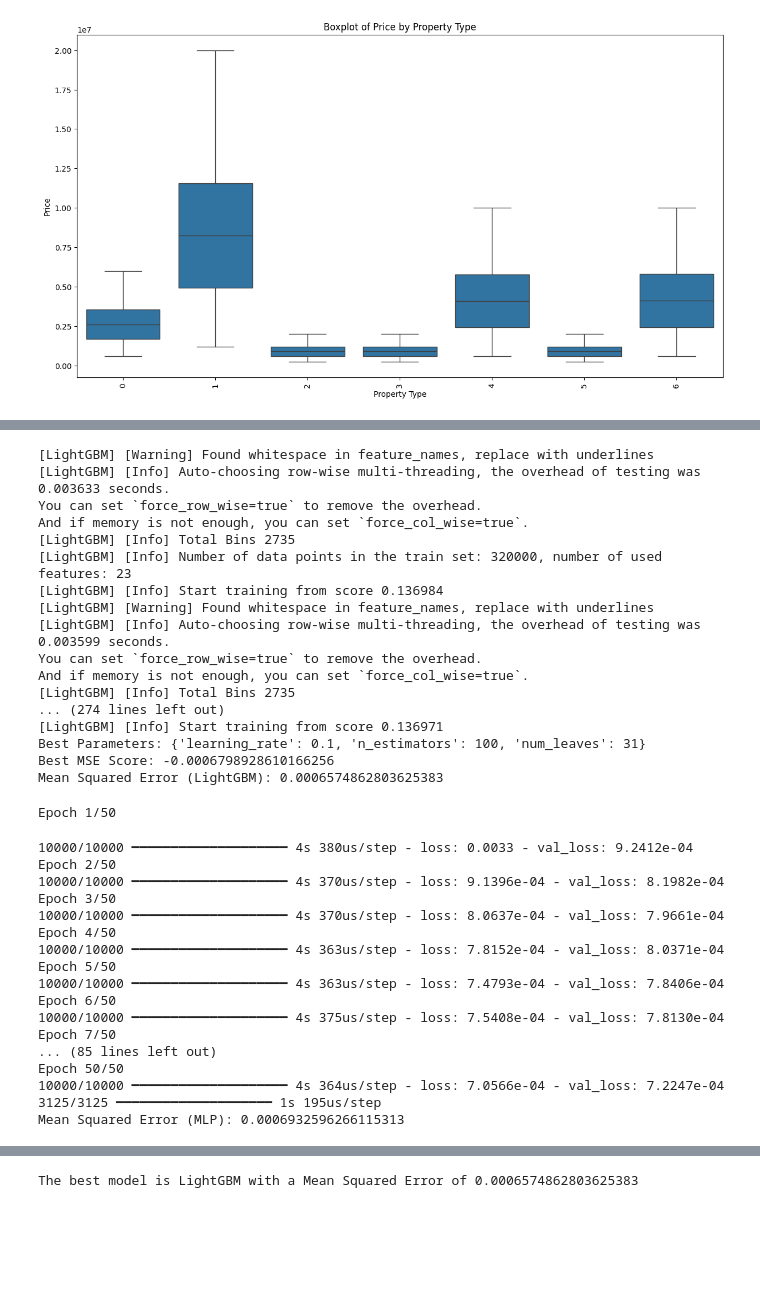
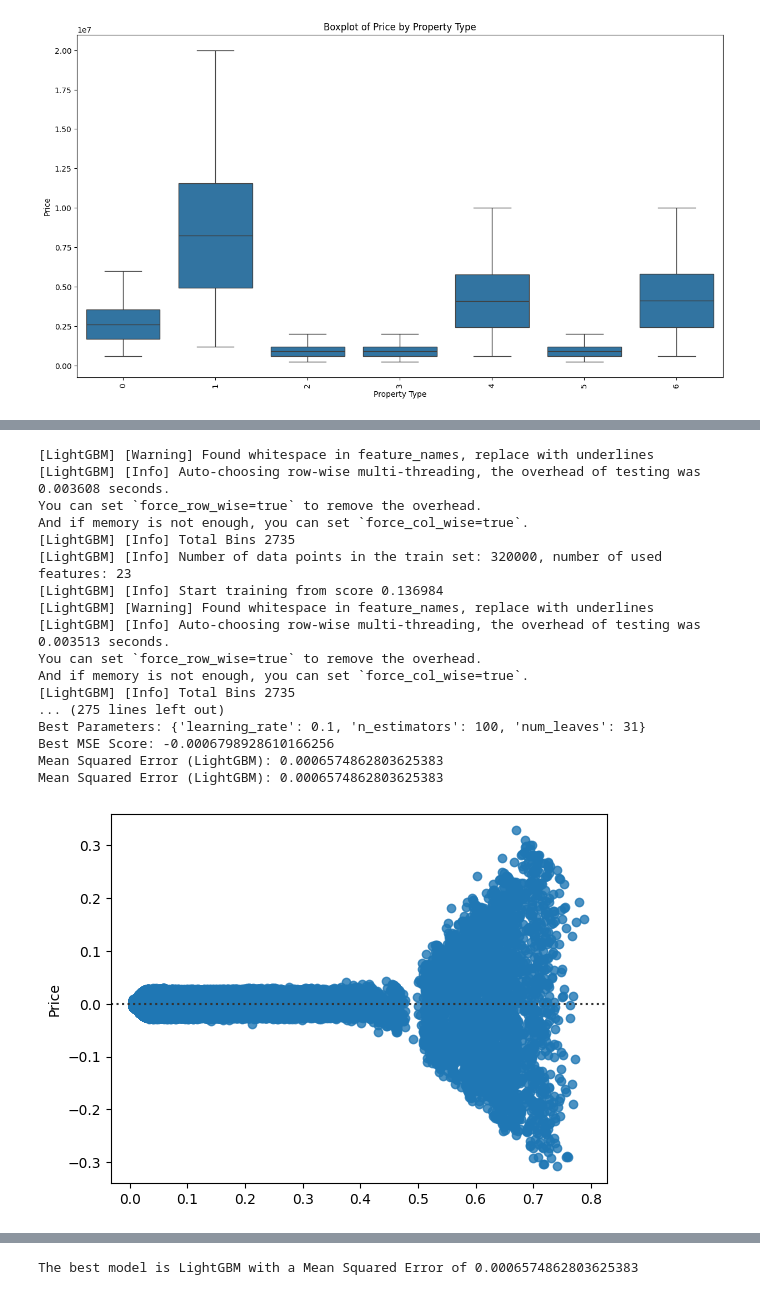
Before and after one commit to elgunismayil0v/Machine_Learning_Project, a Jupyter notebook: Machine_Learning_2/regresion.ipynb, the cells around one changed output, grey strips where cells are left out. Cells and saved outputs as stored; diff of their text form; code cells hidden in the pictures; blank space fills up the shorter version.

```diff
--- a/Machine_Learning_2/regresion.ipynb
+++ b/Machine_Learning_2/regresion.ipynb
@@ -206,76 +211,38 @@ grid_search = GridSearchCV(estimator=lgb_regressor, param_grid=param_grid, scori
 # Fit the model to the training data
 grid_search.fit(X_train, y_train)
 
 # Get the best parameters and the best score
 best_params = grid_search.best_params_
 best_score = grid_search.best_score_
 
 print(f'Best Parameters: {best_params}')
 print(f'Best MSE Score: {best_score}')
 
 # Make predictions on the test data using the best estimator
 y_pred_lgb = grid_search.best_estimator_.predict(X_test)
 
 # Calculate the mean squared error on the test data
 mse_lgb = mean_squared_error(y_test, y_pred_lgb)
+r_squared = grid_search.best_estimator_.score(X_test, y_test)
+residuals_lgb_plot = sns.residplot(x=y_pred_lgb, y=y_test)
 print(f'Mean Squared Error (LightGBM): {mse_lgb}')
+print(f'Mean Squared Error (LightGBM): {mse_lgb}')
 # %% [output]
 [LightGBM] [Warning] Found whitespace in feature_names, replace with underlines
-[LightGBM] [Info] Auto-choosing row-wise multi-threading, the overhead of testing was 0.003633 seconds.
+[LightGBM] [Info] Auto-choosing row-wise multi-threading, the overhead of testing was 0.003608 seconds.
 You can set `force_row_wise=true` to remove the overhead.
 And if memory is not enough, you can set `force_col_wise=true`.
 [LightGBM] [Info] Total Bins 2735
 [LightGBM] [Info] Number of data points in the train set: 320000, number of used features: 23
 [LightGBM] [Info] Start training from score 0.136984
 [LightGBM] [Warning] Found whitespace in feature_names, replace with underlines
-[LightGBM] [Info] Auto-choosing row-wise multi-threading, the overhead of testing was 0.003599 seconds.
+[LightGBM] [Info] Auto-choosing row-wise multi-threading, the overhead of testing was 0.003513 seconds.
 You can set `force_row_wise=true` to remove the overhead.
 And if memory is not enough, you can set `force_col_wise=true`.
 [LightGBM] [Info] Total Bins 2735
-... (274 lines left out)
-[LightGBM] [Info] Start training from score 0.136971
+... (275 lines left out)
 Best Parameters: {'learning_rate': 0.1, 'n_estimators': 100, 'num_leaves': 31}
 Best MSE Score: -0.0006798928610166256
 Mean Squared Error (LightGBM): 0.0006574862803625383
+Mean Squared Error (LightGBM): 0.0006574862803625383
+[figure, added]
-# %%
-from tensorflow.keras.models import Sequential
-from tensorflow.keras.layers import Dense
-from tensorflow.keras.optimizers import Adam
-
-# Define the MLP model
-mlp_model = Sequential()
-mlp_model.add(Dense(64, input_dim=X_train.shape[1], activation='relu'))
-mlp_model.add(Dense(32, activation='relu'))
-mlp_model.add(Dense(1, activation='linear'))
-
-# Compile the model
-mlp_model.compile(optimizer=Adam(learning_rate=0.001), loss='mean_squared_error')
-
-# Train the model
-mlp_model.fit(X_train, y_train, epochs=50, batch_size=32, validation_split=0.2)
-
-# Make predictions on the test data
-y_pred_mlp = mlp_model.predict(X_test)
-
-# Calculate the mean squared error
-mse_mlp = mean_squared_error(y_test, y_pred_mlp)
-print(f'Mean Squared Error (MLP): {mse_mlp}')
-# %% [output]
-Epoch 1/50
-10000/10000 ━━━━━━━━━━━━━━━━━━━━ 4s 380us/step - loss: 0.0033 - val_loss: 9.2412e-04
-Epoch 2/50
-10000/10000 ━━━━━━━━━━━━━━━━━━━━ 4s 370us/step - loss: 9.1396e-04 - val_loss: 8.1982e-04
-Epoch 3/50
-10000/10000 ━━━━━━━━━━━━━━━━━━━━ 4s 370us/step - loss: 8.0637e-04 - val_loss: 7.9661e-04
-Epoch 4/50
-10000/10000 ━━━━━━━━━━━━━━━━━━━━ 4s 363us/step - loss: 7.8152e-04 - val_loss: 8.0371e-04
-Epoch 5/50
-10000/10000 ━━━━━━━━━━━━━━━━━━━━ 4s 363us/step - loss: 7.4793e-04 - val_loss: 7.8406e-04
-Epoch 6/50
-10000/10000 ━━━━━━━━━━━━━━━━━━━━ 4s 375us/step - loss: 7.5408e-04 - val_loss: 7.8130e-04
-Epoch 7/50
-... (85 lines left out)
-Epoch 50/50
-10000/10000 ━━━━━━━━━━━━━━━━━━━━ 4s 364us/step - loss: 7.0566e-04 - val_loss: 7.2247e-04
-3125/3125 ━━━━━━━━━━━━━━━━━━━━ 1s 195us/step
-Mean Squared Error (MLP): 0.0006932596266115313
```
Also changed, not shown: parts of 2 cells of this notebook.
